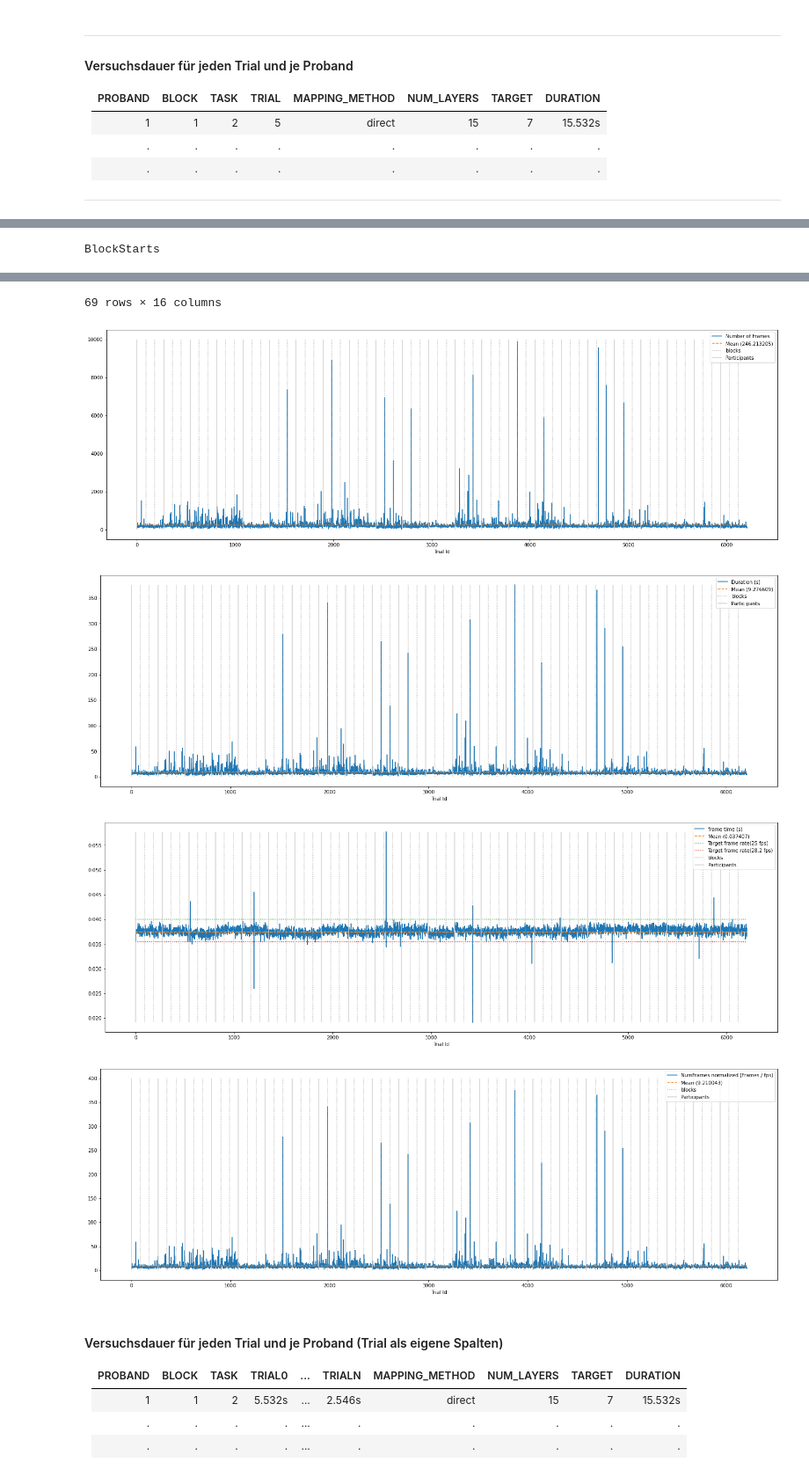
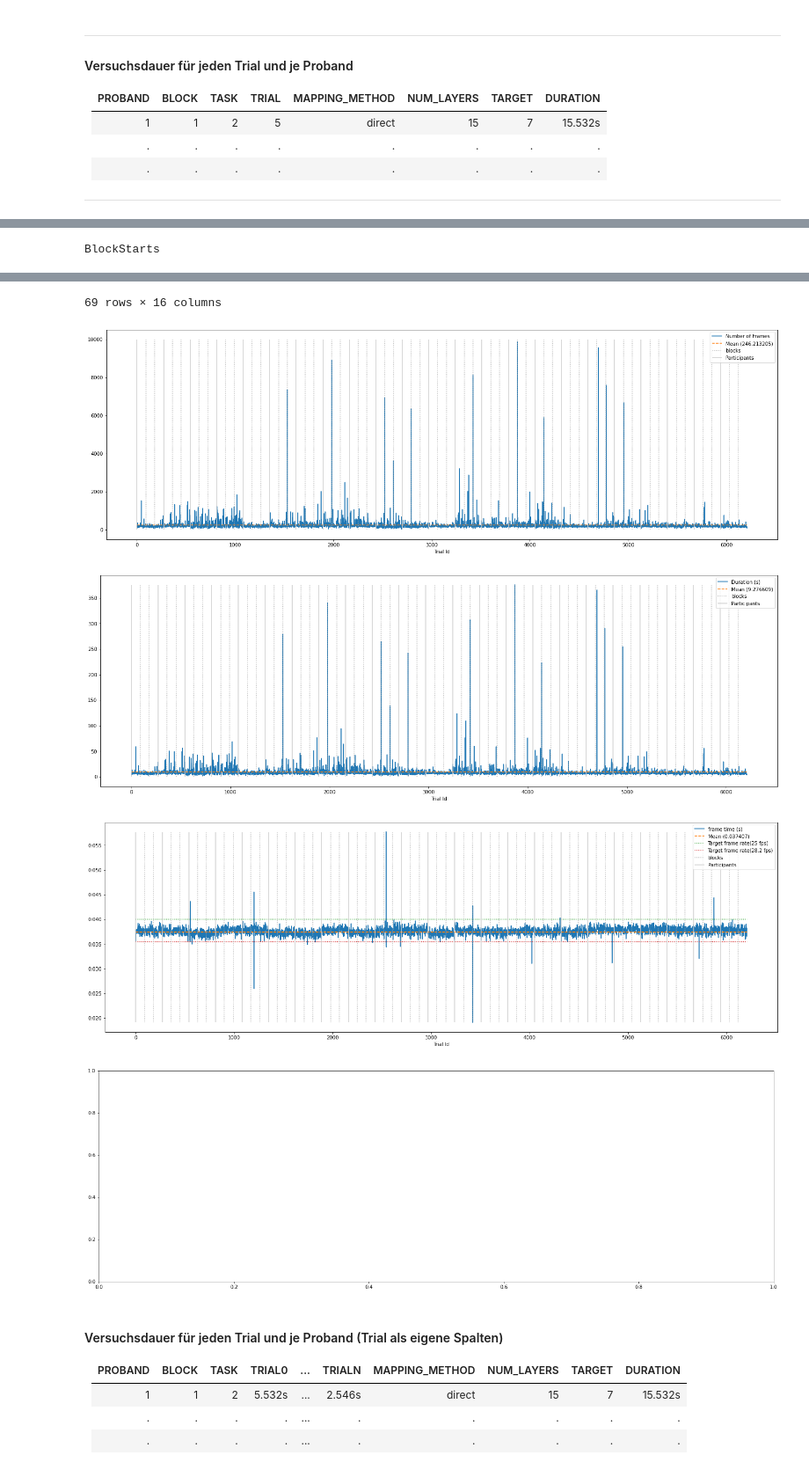
Before and after one commit to visualengineers/reflex-avi2022-results, a Jupyter notebook: code/zelasto study.ipynb, the cells around one changed output, grey strips where cells are left out. Shown at 88% size. Cells and saved outputs as stored; diff of their text form; code cells hidden in the pictures.

```diff
--- a/code/zelasto study.ipynb
+++ b/code/zelasto study.ipynb
@@ -636,21 +634,6 @@ legend3 = ax3.legend(loc='upper right')
 
 fig3.savefig(rf'{export}frameTime.png')
 
-fig4, ax4 = plt.subplots(figsize=(25,8))
-
-y_mean = [stats_desc["NumFrames"][1] / allTimes["FrameRate_1"][1]]*len(allTimes)
-
-ax4.plot(allTimes["NumFrames"] / allTimes["FrameRate_1"], label="NumFrames normalized (Frames / fps)")
-ax4.set_xlabel("Trial Id")
-ax4.plot(y_mean, label=f'Mean ({format(y_mean[0],"f")})', linestyle='--')
-
-ax4.vlines(x=vlines_x, ymin=0, ymax=400, color='#AAAAAA', linestyles=':', label='blocks')
-ax4.vlines(x=vlines_x2, ymin=0, ymax=400, color='#CCCCCC', linestyles='-', label='Participants')
-
-legend4 = ax4.legend(loc='upper right')
-
-fig4.savefig(rf'{export}scaled_duration.png')
-
 plt.show()
 
 allTimes.to_csv(rf'{export}times.csv', sep= ";")
@@ -692,34 +675,34 @@ outliers: fps > 28.2
 | 572 | 1.539 | 44 | 28.589994 |
 | 1203 | 3.738 | 144 | 38.523274 |
 | 1745 | 3.942 | 113 | 28.665652 |
 | 1823 | 4.388 | 124 | 28.258888 |
 | 2408 | 5.961 | 169 | 28.350948 |
 | 2545 | 3.688 | 105 | 28.470716 |
 | 2546 | 13.315 | 387 | 29.064964 |
 | 2689 | 1.689 | 49 | 29.011249 |
 | 3092 | 3.047 | 86 | 28.224483 |
 | 3423 | 4.819 | 252 | 52.293007 |
 | 4025 | 4.281 | 138 | 32.235459 |
 | 4839 | 5.422 | 174 | 32.091479 |
 | 5724 | 9.996 | 312 | 31.212485 |
 BlockStarts
 |  | MappingMethod | FrameNumber_Start | FrameNumber_Finish | Block | Task | Trial | NumLayers | Target | ... |
 | 0 | direct | 135 | 330 | 1 | 1 | 0 | 6 | 4 | ... |
 | 90 | densening | 29857 | 30045 | 2 | 1 | 0 | 12 | 3 | ... |
 | 180 | widening | 54084 | 54277 | 3 | 1 | 0 | 6 | 4 | ... |
 | 270 | direct | 195 | 443 | 1 | 1 | 0 | 9 | 5 | ... |
 | 360 | widening | 56286 | 56582 | 2 | 1 | 0 | 6 | 3 | ... |
 | ... | ... | ... | ... | ... | ... | ... | ... | ... | ... |
 | 5760 | widening | 27416 | 27720 | 2 | 1 | 0 | 9 | 1 | ... |
 | 5850 | densening | 56347 | 56566 | 3 | 1 | 0 | 18 | 5 | ... |
 | 5940 | densening | 128 | 387 | 1 | 1 | 0 | 9 | 8 | ... |
 | 6030 | direct | 41533 | 41730 | 2 | 1 | 0 | 12 | 11 | ... |
 | 6120 | widening | 68651 | 68879 | 3 | 1 | 0 | 18 | 5 | ... |
 69 rows × 16 columns
 [figure]
 [figure]
 [figure]
-[figure, old version]
+[figure, new version]
 # %% [markdown]
 #### Versuchsdauer für jeden Trial und je Proband (Trial als eigene Spalten)
 
```
Also changed, not shown: parts of 2 cells of this notebook.
